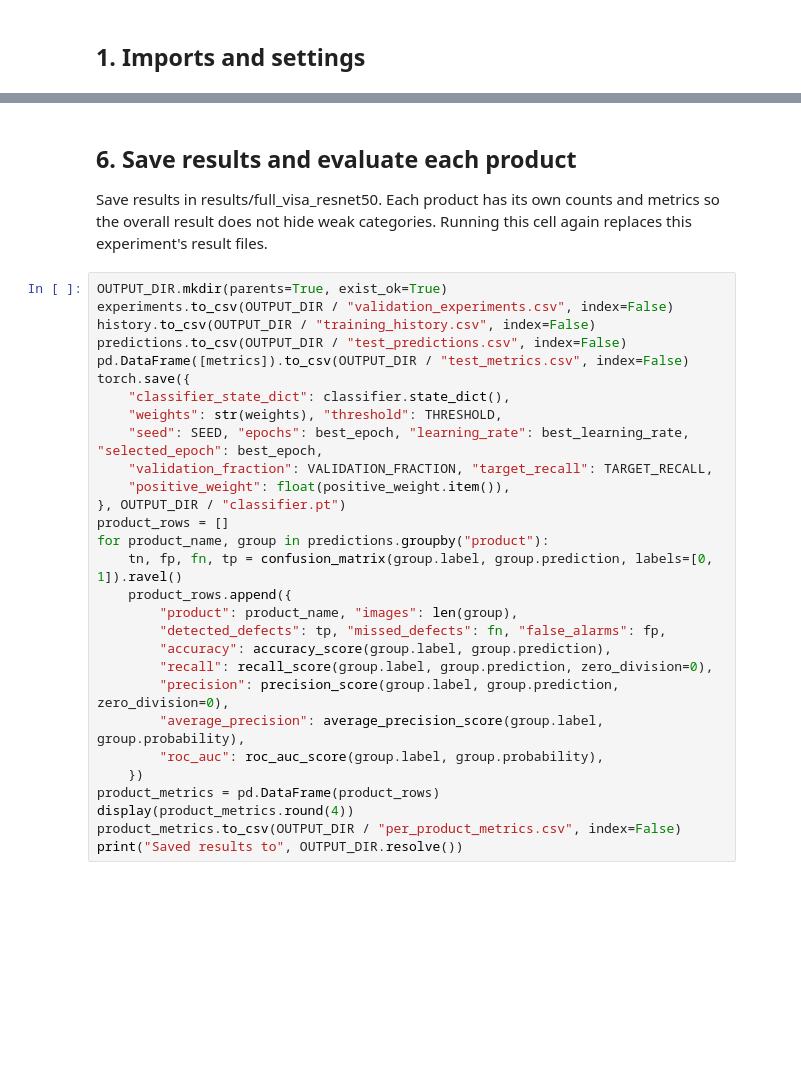
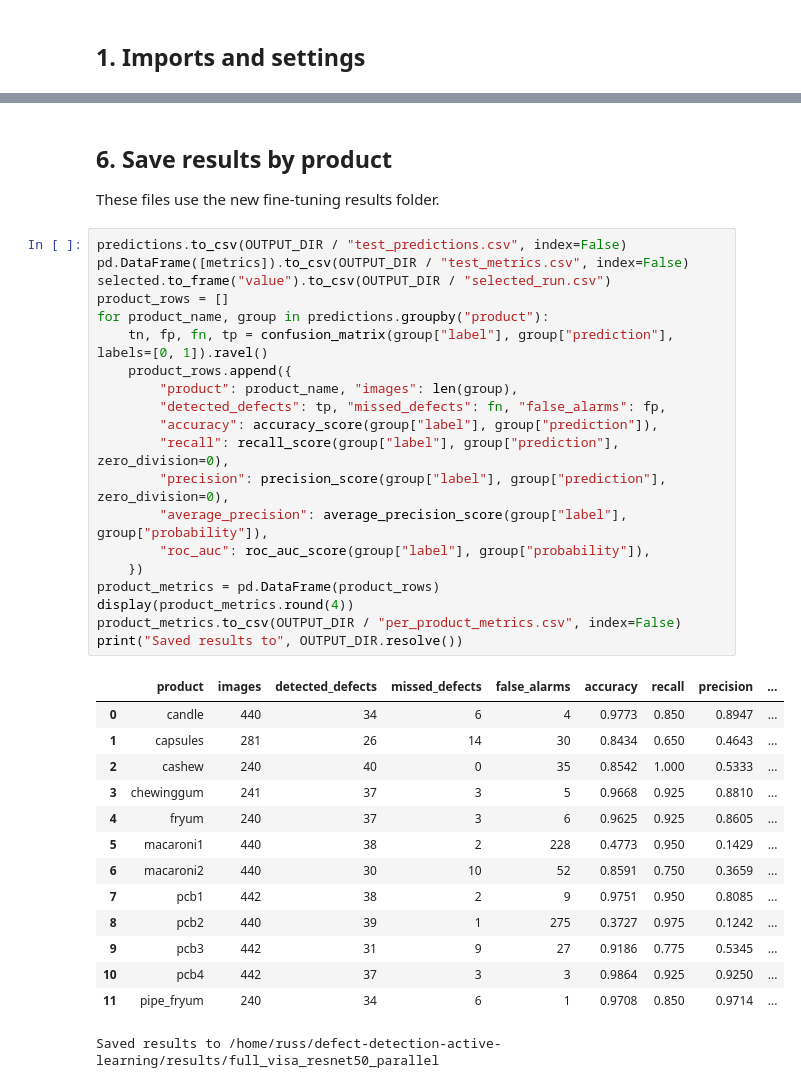
Before and after one commit to Brafied/defect-detection-active-learning, a Jupyter notebook: visa_resnet50_full_dataset.ipynb, the cells around one changed output, grey strips where cells are left out. Drawn from its saved outputs; the diff is of its cells as text; blank space fills up the shorter version.

Commit message:
Save four-GPU ResNet-50 fine-tuning experiments and evaluation results

```diff
--- a/visa_resnet50_full_dataset.ipynb
+++ b/visa_resnet50_full_dataset.ipynb
@@ -307,32 +322,38 @@ for title, mistakes in [
-# %% [markdown]
-## 6. Save results and evaluate each product
-Save results in results/full_visa_resnet50. Each product has its own counts and metrics so the overall result does not hide weak categories. Running this cell again replaces this experiment's result files.
+# %% [markdown]
+## 6. Save results by product
+These files use the new fine-tuning results folder.
 # %%
-OUTPUT_DIR.mkdir(parents=True, exist_ok=True)
-experiments.to_csv(OUTPUT_DIR / "validation_experiments.csv", index=False)
-history.to_csv(OUTPUT_DIR / "training_history.csv", index=False)
 predictions.to_csv(OUTPUT_DIR / "test_predictions.csv", index=False)
 pd.DataFrame([metrics]).to_csv(OUTPUT_DIR / "test_metrics.csv", index=False)
-torch.save({
-    "classifier_state_dict": classifier.state_dict(),
-    "weights": str(weights), "threshold": THRESHOLD,
-    "seed": SEED, "epochs": best_epoch, "learning_rate": best_learning_rate, "selected_epoch": best_epoch,
-    "validation_fraction": VALIDATION_FRACTION, "target_recall": TARGET_RECALL,
-    "positive_weight": float(positive_weight.item()),
-}, OUTPUT_DIR / "classifier.pt")
+selected.to_frame("value").to_csv(OUTPUT_DIR / "selected_run.csv")
 product_rows = []
 for product_name, group in predictions.groupby("product"):
-    tn, fp, fn, tp = confusion_matrix(group.label, group.prediction, labels=[0, 1]).ravel()
+    tn, fp, fn, tp = confusion_matrix(group["label"], group["prediction"], labels=[0, 1]).ravel()
     product_rows.append({
         "product": product_name, "images": len(group),
         "detected_defects": tp, "missed_defects": fn, "false_alarms": fp,
-        "accuracy": accuracy_score(group.label, group.prediction),
-        "recall": recall_score(group.label, group.prediction, zero_division=0),
-        "precision": precision_score(group.label, group.prediction, zero_division=0),
-        "average_precision": average_precision_score(group.label, group.probability),
-        "roc_auc": roc_auc_score(group.label, group.probability),
+        "accuracy": accuracy_score(group["label"], group["prediction"]),
+        "recall": recall_score(group["label"], group["prediction"], zero_division=0),
+        "precision": precision_score(group["label"], group["prediction"], zero_division=0),
+        "average_precision": average_precision_score(group["label"], group["probability"]),
+        "roc_auc": roc_auc_score(group["label"], group["probability"]),
     })
 product_metrics = pd.DataFrame(product_rows)
 display(product_metrics.round(4))
 product_metrics.to_csv(OUTPUT_DIR / "per_product_metrics.csv", index=False)
 print("Saved results to", OUTPUT_DIR.resolve())
+# %% [output]
+|  | product | images | detected_defects | missed_defects | false_alarms | accuracy | recall | precision | ... |
+| 0 | candle | 440 | 34 | 6 | 4 | 0.9773 | 0.850 | 0.8947 | ... |
+| 1 | capsules | 281 | 26 | 14 | 30 | 0.8434 | 0.650 | 0.4643 | ... |
+| 2 | cashew | 240 | 40 | 0 | 35 | 0.8542 | 1.000 | 0.5333 | ... |
+| 3 | chewinggum | 241 | 37 | 3 | 5 | 0.9668 | 0.925 | 0.8810 | ... |
+| 4 | fryum | 240 | 37 | 3 | 6 | 0.9625 | 0.925 | 0.8605 | ... |
+| 5 | macaroni1 | 440 | 38 | 2 | 228 | 0.4773 | 0.950 | 0.1429 | ... |
+| 6 | macaroni2 | 440 | 30 | 10 | 52 | 0.8591 | 0.750 | 0.3659 | ... |
+| 7 | pcb1 | 442 | 38 | 2 | 9 | 0.9751 | 0.950 | 0.8085 | ... |
+| 8 | pcb2 | 440 | 39 | 1 | 275 | 0.3727 | 0.975 | 0.1242 | ... |
+| 9 | pcb3 | 442 | 31 | 9 | 27 | 0.9186 | 0.775 | 0.5345 | ... |
+| 10 | pcb4 | 442 | 37 | 3 | 3 | 0.9864 | 0.925 | 0.9250 | ... |
+| 11 | pipe_fryum | 240 | 34 | 6 | 1 | 0.9708 | 0.850 | 0.9714 | ... |
+Saved results to /home/russ/defect-detection-active-learning/results/full_visa_resnet50_parallel
```
Also changed, not shown: parts of 16 cells of this notebook, 27 other files.
